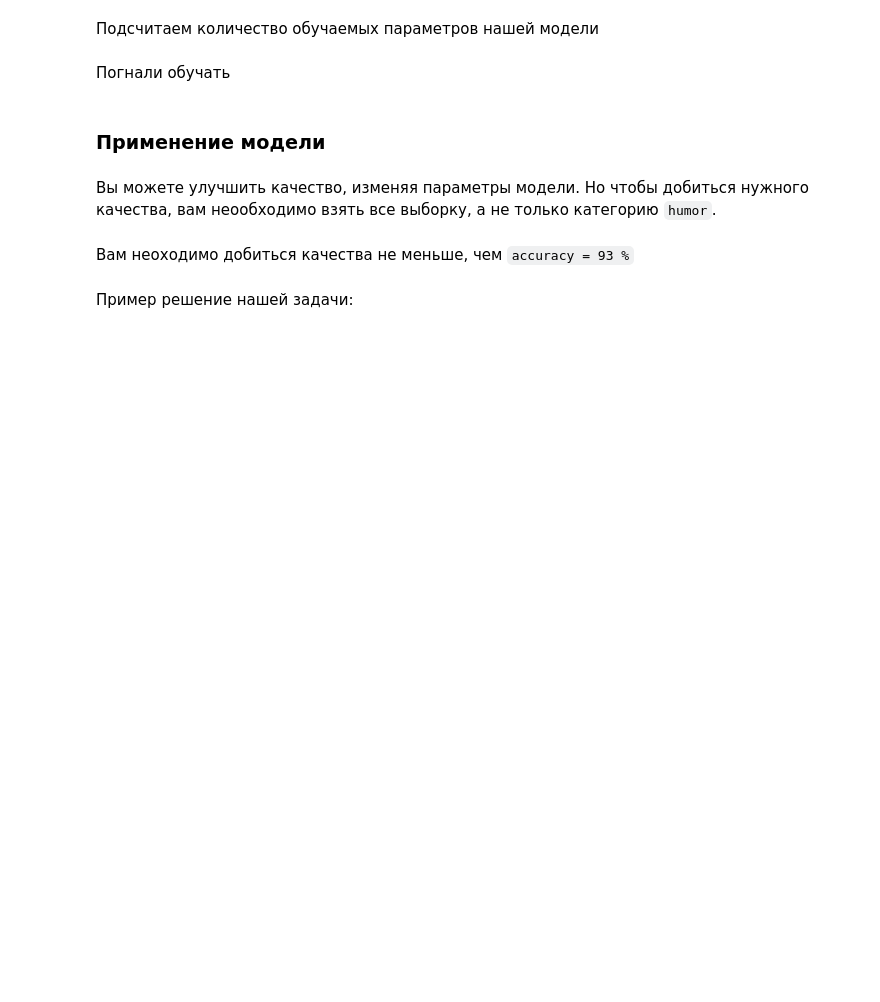
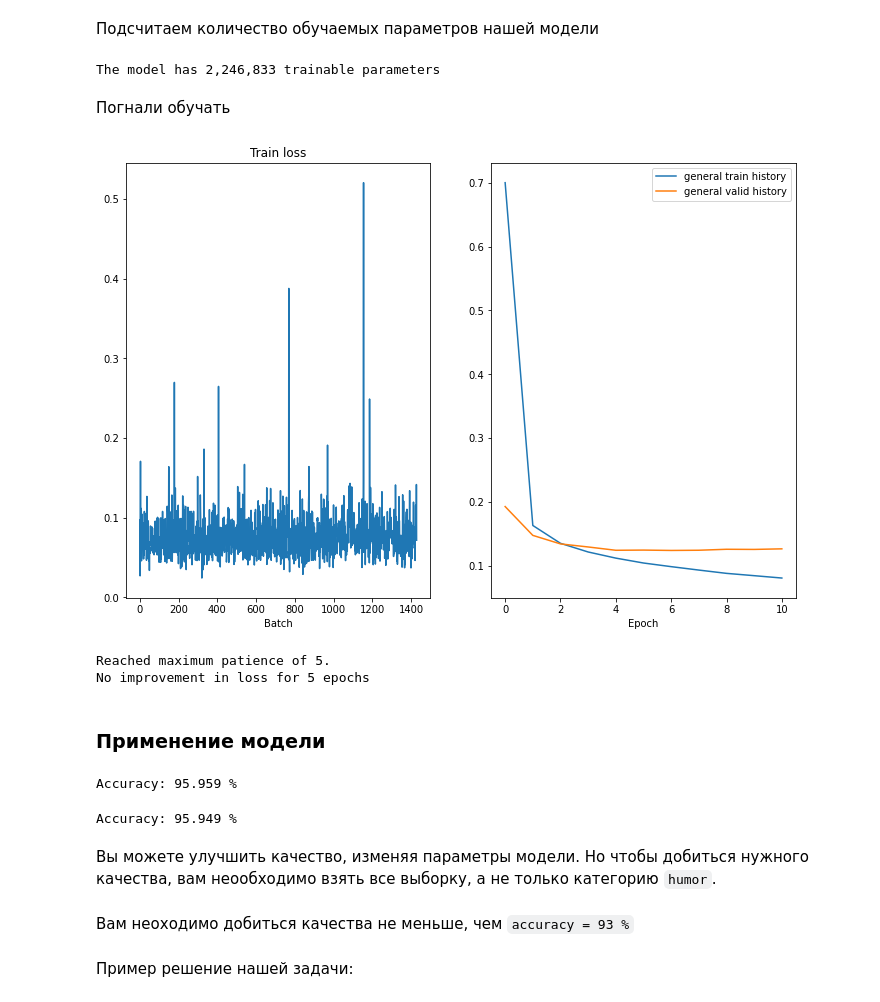
Before and after one commit to hivaze/Advanced_NLP_Course, a Jupyter notebook: 4. Language Modeling/[homework]language_model.ipynb, the cells around one changed output. Cells and saved outputs as stored; diff of their text form; code cells hidden in the pictures; blank space fills up the shorter version.

```diff
--- a/4. Language Modeling/[homework]language_model.ipynb
+++ b/4. Language Modeling/[homework]language_model.ipynb
@@ -96,14 +170,17 @@ brown.categories()
 # %% [markdown]
 Cделайте случайное разбиение выборки на обучение и контроль в отношении 9:1.
 # %%
-brown_tagged_sents = brown.tagged_sents(tagset="universal", categories='humor')
+brown_tagged_sents = brown.tagged_sents(tagset="universal")
+#brown_tagged_sents = brown.tagged_sents(tagset="universal", categories='humor')
+
+
 # Приведем слова к нижнему регистру
 my_brown_tagged_sents = []
 for sent in brown_tagged_sents:
     my_brown_tagged_sents.append(list(map(lambda x: (x[0].lower(), x[1]), sent)))
-my_brown_tagged_sents = np.array(my_brown_tagged_sents)
+my_brown_tagged_sents = np.array(my_brown_tagged_sents, dtype=object)
 
 from sklearn.model_selection import train_test_split
-train_sents, test_sents = train_test_split('''your code''', random_state=0,)
+train_sents, test_sents = train_test_split(my_brown_tagged_sents, test_size=0.1, random_state=0,)
 # %%
 len(train_sents)
@@ -354,7 +756,8 @@ TAG = Field(unk_token=None) # все токены нам извсетны
 # создаем примеры
 examples = []
 for words, tags in pos_data:
-    examples.append(torchtext.legacy.data.Example.fromlist([list(words), list(tags)], fields=[('words', WORD), ('tags', TAG)]))
+    examples.append(torchtext.legacy.data.Example.fromlist([list(words), list(tags)],
+                                                           fields=[('words', WORD), ('tags', TAG)]))
 # %% [markdown]
 Вот один наш пример:
 # %%
@@ -363,7 +768,7 @@ print(vars(examples[0]))
 Теперь формируем наш датасет
 # %%
 # кладем примеры в наш датасет
-dataset = torchtext.legacy.data.Dataset('''your code''', fields=[('words', WORD), ('tags', TAG)])
+dataset = torchtext.legacy.data.Dataset(examples, fields=[('words', WORD), ('tags', TAG)])
 
 train_data, valid_data, test_data = dataset.split(split_ratio=[0.8, 0.1, 0.1])
 
@@ -421,0 +851,7 @@ list(map(len, [train_iterator, valid_iterator, test_iterator]))
+# %%
+for batch in train_iterator:
+    print(batch, '\n') # to check which attirbutes there are there in the batch
+
+    print(batch.words.shape)
+    print(batch.tags.shape)
+    break
@@ -470,10 +930,17 @@ model.apply(init_weights)
 # %% [markdown]
 Подсчитаем количество обучаемых параметров нашей модели
 # %%
-def count_parameters(model):
-    return '''your code'''
+def count_parameters(model, trainable=False):
+    if trainable:
+        pytorch_total_params = sum(p.numel() for p in model.parameters() if p.requires_grad)
+    else:
+        pytorch_total_params = sum(p.numel() for p in model.parameters())
 
-print(f'The model has {count_parameters(model):,} trainable parameters')
+    return pytorch_total_params
+
+print(f'The model has {count_parameters(model, trainable=True):,} trainable parameters')
+# %% [output]
+The model has 2,246,833 trainable parameters
 # %% [markdown]
 Погнали обучать
 # %%
@@ -578,35 +1056,48 @@ matplotlib.rcParams.update({'figure.figsize': (16, 12), 'font.size': 14})
 import matplotlib.pyplot as plt
 %matplotlib inline
 from IPython.display import clear_output
 
 train_history = []
 valid_history = []
 
-N_EPOCHS = '''your code'''
-CLIP = '''your code'''
+N_EPOCHS = 100
+CLIP = 1
+PATIENCE = 5
 
+current_patience = 0
 best_valid_loss = float('inf')
 
 for epoch in range(N_EPOCHS):
 
     start_time = time.time()
 
     train_loss = train(model, train_iterator, optimizer, criterion, CLIP, train_history, valid_history)
     valid_loss = evaluate(model, valid_iterator, criterion)
 
     end_time = time.time()
 
     epoch_mins, epoch_secs = epoch_time(start_time, end_time)
 
     if valid_loss < best_valid_loss:
+        current_patience = 0 # reset patience since we just had an improvement
         best_valid_loss = valid_loss
         torch.save(model.state_dict(), 'best-val-model.pt')
+    else:
+        current_patience += 1
+        if current_patience >= PATIENCE:
+            print(f'Reached maximum patience of {PATIENCE}.')
+            print(f'No improvement in loss for {PATIENCE} epochs')
+            break
 
     train_history.append(train_loss)
     valid_history.append(valid_loss)
     print(f'Epoch: {epoch+1:02} | Time: {epoch_mins}m {epoch_secs}s')
     print(f'\tTrain Loss: {train_loss:.3f} | Train PPL: {math.exp(train_loss):7.3f}')
     print(f'\t Val. Loss: {valid_loss:.3f} |  Val. PPL: {math.exp(valid_loss):7.3f}')
+# %% [output]
+[figure, added]
+Reached maximum patience of 5.
+No improvement in loss for 5 epochs
 # %% [markdown]
 ### Применение модели
 # %%
@@ -635,7 +1130,14 @@ def accuracy_model(model, iterator):
 
     return round(true_pred / num_pred * 100, 3)
 # %%
-print("Accuracy:", accuracy_model(model, test_iterator), '%')
+print("Accuracy:", accuracy_model(model, valid_iterator), '%')
+# %% [output]
+Accuracy: 95.959 %
+# %%
+# DO NOT OVERFIT ON TEST SET! RUN ONLY WHEN HAPPY WITH VALIDAITON ACCURACY!
+print("Accuracy:", accuracy_model(model, test_iterator), '%')
+# %% [output]
+Accuracy: 95.949 %
 # %% [markdown]
 Вы можете улучшить качество, изменяя параметры модели. Но чтобы добиться нужного качества, вам неообходимо взять все выборку, а не только категорию `humor`.
 # %%
```
Also changed, not shown: parts of 83 cells of this notebook, 19 other files.
